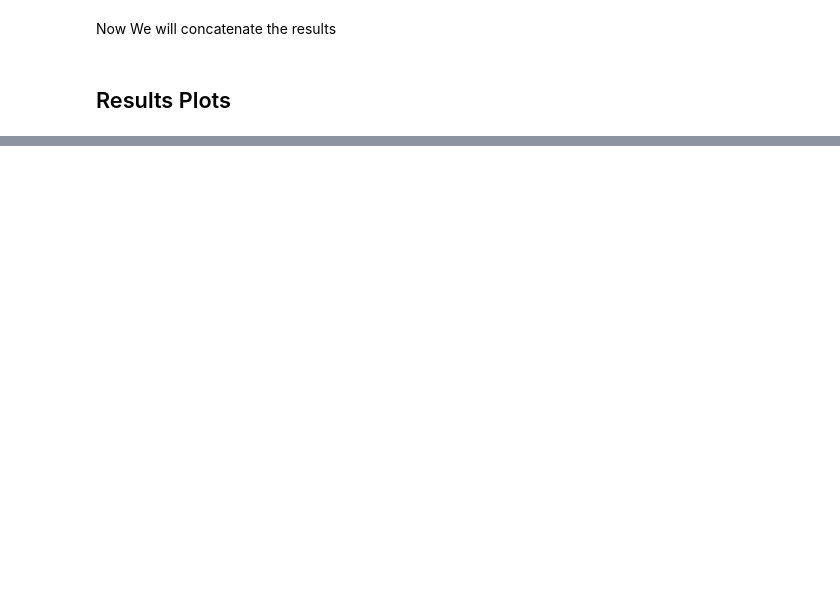
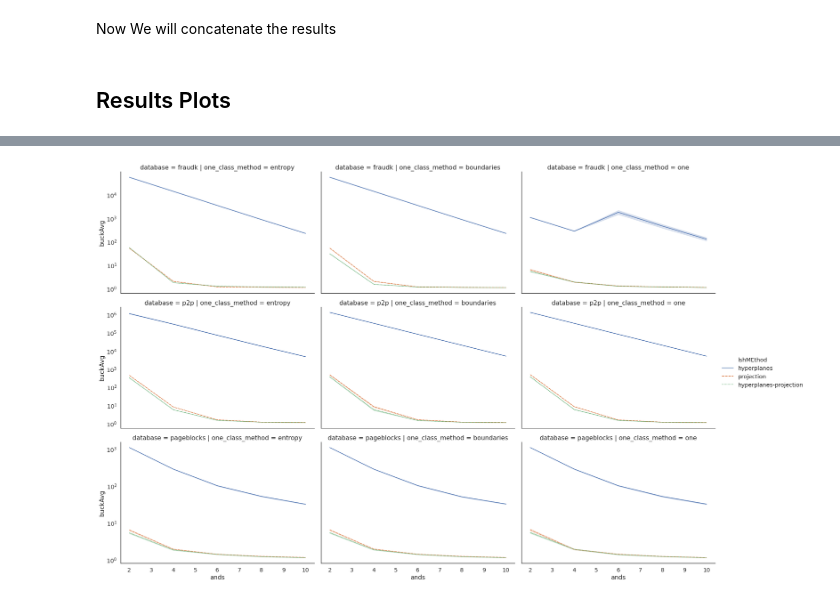
Before and after one commit to germaneduardo/results-analysis, a Jupyter notebook: results.ipynb, the cells around one changed output, grey strips where cells are left out. Drawn from its saved outputs; the diff is of its cells as text; code cells hidden in the pictures; blank space fills up the shorter version.

```diff
--- a/results.ipynb
+++ b/results.ipynb
@@ -183,0 +316,16 @@ fig.show()
+# %%
+df = drop3_entropy[drop3_entropy.type == 'Train'].copy()
+g= sns.relplot(x="ands", y='buckAvg', hue = 'lshMEthod',
+        style = 'lshMEthod',
+        aspect=aspect,
+        row = 'database',
+        col = 'one_class_method',
+        kind = 'line',
+        data=df,
+        legend = 'full',
+        facet_kws = {'sharey': 'row'}, )
+for ax in np.ravel(g.axes):
+    ax.set_yscale('log')
+g.savefig('report/bucket.png')
+# %% [output]
+[figure, added]
```
Also changed, not shown: parts of 35 cells of this notebook, 21 other files.
